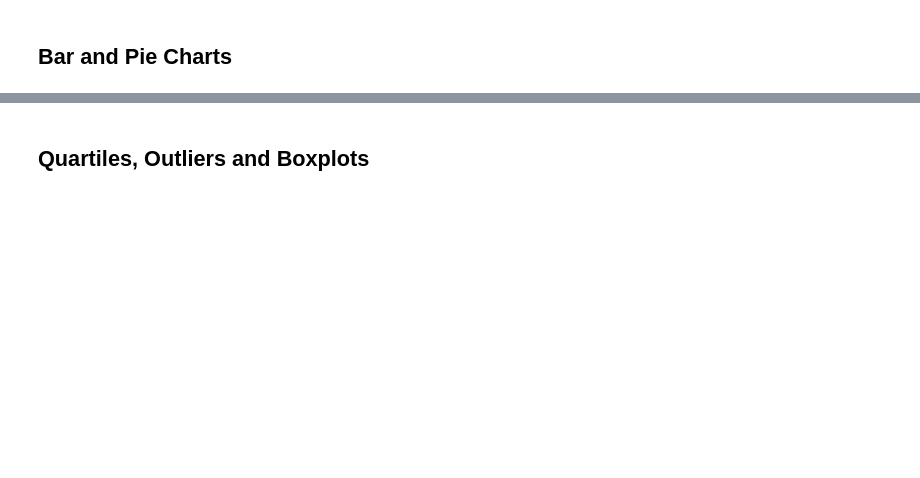
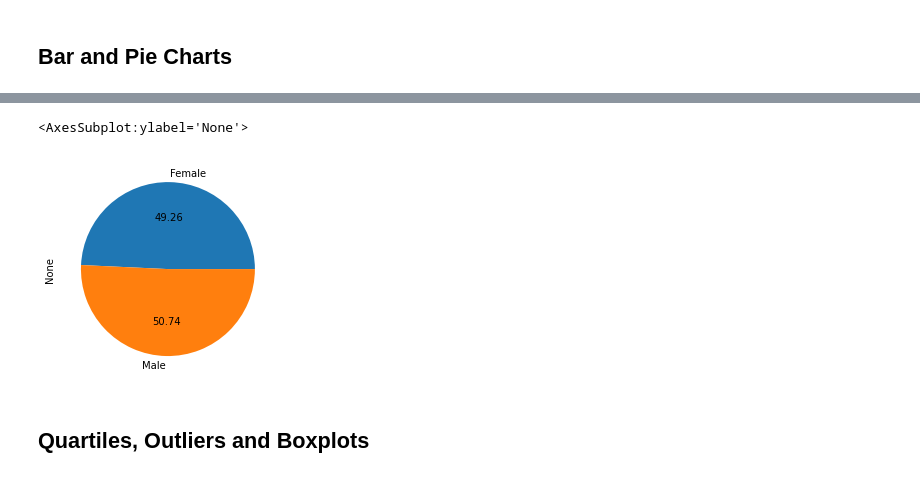
Before and after one commit to VOrtega1/Pharmaceutical_Analysis_matplotlib, a Jupyter notebook: pymaceuticals_starter.ipynb, the cells around one changed output, grey strips where cells are left out. Saved outputs shown, nothing was run; the diff lists cells and outputs as text; code cells hidden in the pictures; blank space fills up the shorter version.

```diff
--- a/pymaceuticals_starter.ipynb
+++ b/pymaceuticals_starter.ipynb
@@ -71,2 +285,6 @@ print(california_data['Population'].mode())
 # %%
-# Generate a pie plot showing the distribution of female versus male mice using pandas
+# Generate a pie plot showing the distribution of female versus male mice using pyplot
+df.groupby('Sex').size().plot(kind='pie', autopct='%.2f')
+# %% [output]
+<AxesSubplot:ylabel='None'>
+[figure, added]
```
Also changed, not shown: parts of 28 cells of this notebook, 3 other files.
